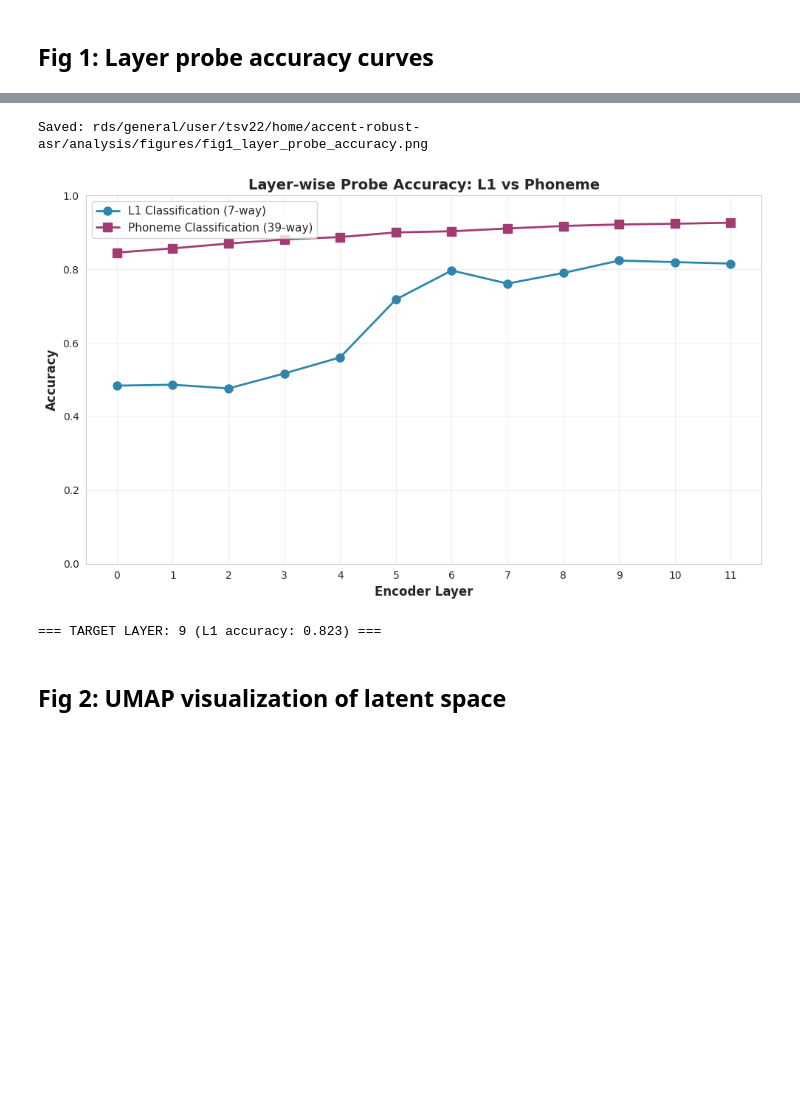
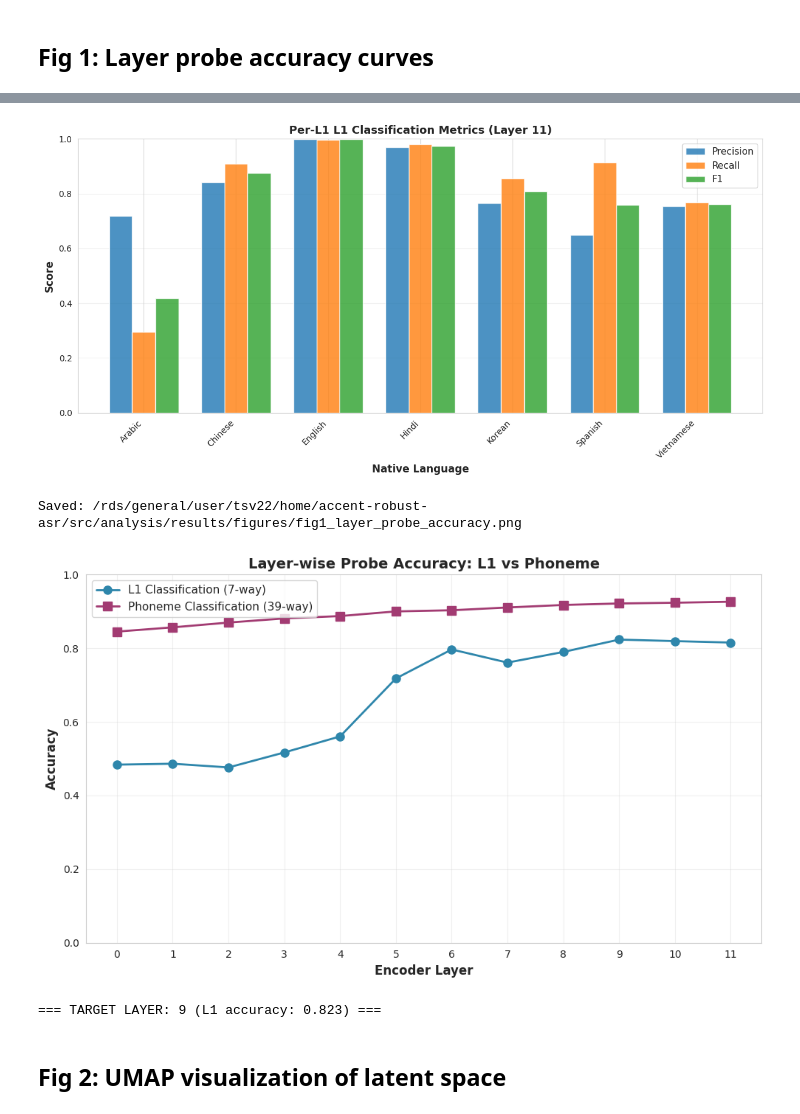
Before and after one commit to Tisya-V/accent-robust-asr, a Jupyter notebook: src/analysis/phase0_probing.ipynb, the cells around one changed output, grey strips where cells are left out. Saved outputs shown, nothing was run; the diff lists cells and outputs as text; code cells hidden in the pictures; blank space fills up the shorter version.

```diff
--- a/src/analysis/phase0_probing.ipynb
+++ b/src/analysis/phase0_probing.ipynb
@@ -210,7 +210,7 @@ print(f"Prepared sampled subset: {len(sampled_utts)} utterances")
 # %% [output]
 Prepared sampled subset: 2800 utterances
 # %%
-results_dir = Path("rds/general/user/tsv22/home/accent-robust-asr/src/analysis/")
+results_dir = Path(f"{root}/src/analysis/results")
 results_dir.mkdir(parents=True, exist_ok=True)
 print(f"Results will be saved to: {results_dir}")
 # %% [output]
@@ -326,0 +311,69 @@ Done!
+# %%
+from sklearn.metrics import precision_recall_fscore_support, accuracy_score
+
+print("Computing per-L1 probing metrics...\n")
+target_layer = 11  # Final layer (0-indexed)
+# Recompute L1 probe to get predictions (use cached results for final layer)
+test_utts = [u for u in utterance_embeddings if u['split'] == 'test']
+X_test = np.stack([u['layer_reps'][target_layer] for u in test_utts])  # (N, 768)
+y_test = np.array([L1_GROUPS.index(u['l1']) for u in test_utts])
+
+# Train L1 classifier on train+dev
+train_utts = [u for u in utterance_embeddings if u['split'] in ['train', 'dev']]
+X_train = np.stack([u['layer_reps'][target_layer] for u in train_utts])
+y_train = np.array([L1_GROUPS.index(u['l1']) for u in train_utts])
+
+scaler = StandardScaler()
+X_train_scaled = scaler.fit_transform(X_train)
+X_test_scaled = scaler.transform(X_test)
+
+clf = LogisticRegression(max_iter=100, tol=1e-3, random_state=42)
+clf.fit(X_train_scaled, y_train)
+y_pred = clf.predict(X_test_scaled)
+
+# Compute per-L1 metrics
+precision, recall, f1, support = precision_recall_fscore_support(y_test, y_pred, average=None, labels=range(len(L1_GROUPS)))
+accuracy_overall = accuracy_score(y_test, y_pred)
+
+# Build results table
+per_l1_results = []
+for i, l1 in enumerate(L1_GROUPS):
+    per_l1_results.append({
+        'L1': l1,
+        'Precision': precision[i],
+        'Recall': recall[i],
+        'F1': f1[i],
+        'Support': int(support[i]),
+    })
+
+df_per_l1 = pd.DataFrame(per_l1_results)
+print(f"L1 Classification Metrics (Layer {target_layer}):")
+print(f"Overall Accuracy: {accuracy_overall:.3f}\n")
+print(df_per_l1.to_string(index=False))
+print(f"\nMean across L1s: P={precision.mean():.3f}, R={recall.mean():.3f}, F1={f1.mean():.3f}")
+
+# Plot per-L1 metrics
+fig, ax = plt.subplots(figsize=(12, 6))
+x = np.arange(len(L1_GROUPS))
+width = 0.25
+
+ax.bar(x - width, precision, width, label='Precision', alpha=0.8)
+ax.bar(x, recall, width, label='Recall', alpha=0.8)
+ax.bar(x + width, f1, width, label='F1', alpha=0.8)
+
+ax.set_xlabel('Native Language', fontsize=12, fontweight='bold')
+ax.set_ylabel('Score', fontsize=12, fontweight='bold')
+ax.set_title(f'Per-L1 L1 Classification Metrics (Layer {target_layer})', fontsize=13, fontweight='bold')
+ax.set_xticks(x)
+ax.set_xticklabels(L1_GROUPS, rotation=45, ha='right')
+ax.set_ylim([0, 1])
+ax.legend(fontsize=11)
+ax.grid(True, alpha=0.3, axis='y')
+
+plt.tight_layout()
+output_path = Path(f"{results_dir}/figures/fig1b_per_l1_probe_metrics.png")
+output_path.parent.mkdir(parents=True, exist_ok=True)
+plt.savefig(output_path, dpi=150, bbox_inches='tight')
+print(f"\nSaved: {output_path}")
+plt.show()
+# %% [output]
@@ -327,3 +397,4 @@ Done!
+[figure, added]
 # %%
 # Plot layer probe accuracy
 fig, ax = plt.subplots(figsize=(10, 6))
@@ -351,7 +422,7 @@ plt.show()
 target_layer = np.argmax(l1_acc_per_layer)
 print(f"\n=== TARGET LAYER: {target_layer} (L1 accuracy: {l1_acc_per_layer[target_layer]:.3f}) ===")
 # %% [output]
-Saved: rds/general/user/tsv22/home/accent-robust-asr/analysis/figures/fig1_layer_probe_accuracy.png
+Saved: /rds/general/user/tsv22/home/accent-robust-asr/src/analysis/results/figures/fig1_layer_probe_accuracy.png
 [figure]
 === TARGET LAYER: 9 (L1 accuracy: 0.823) ===
 # %% [markdown]
```
Also changed, not shown: parts of 25 cells of this notebook, 13 other files.
